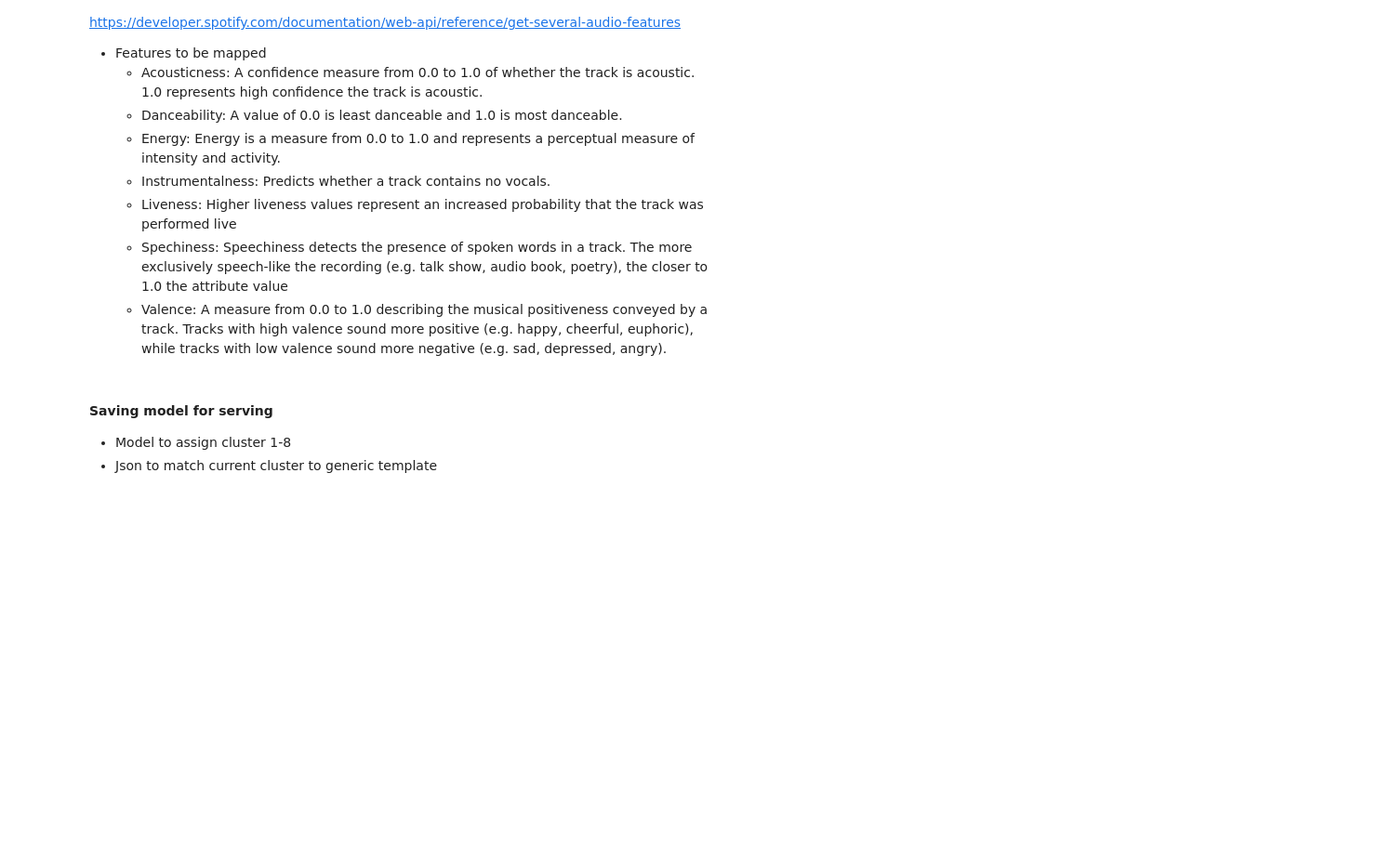
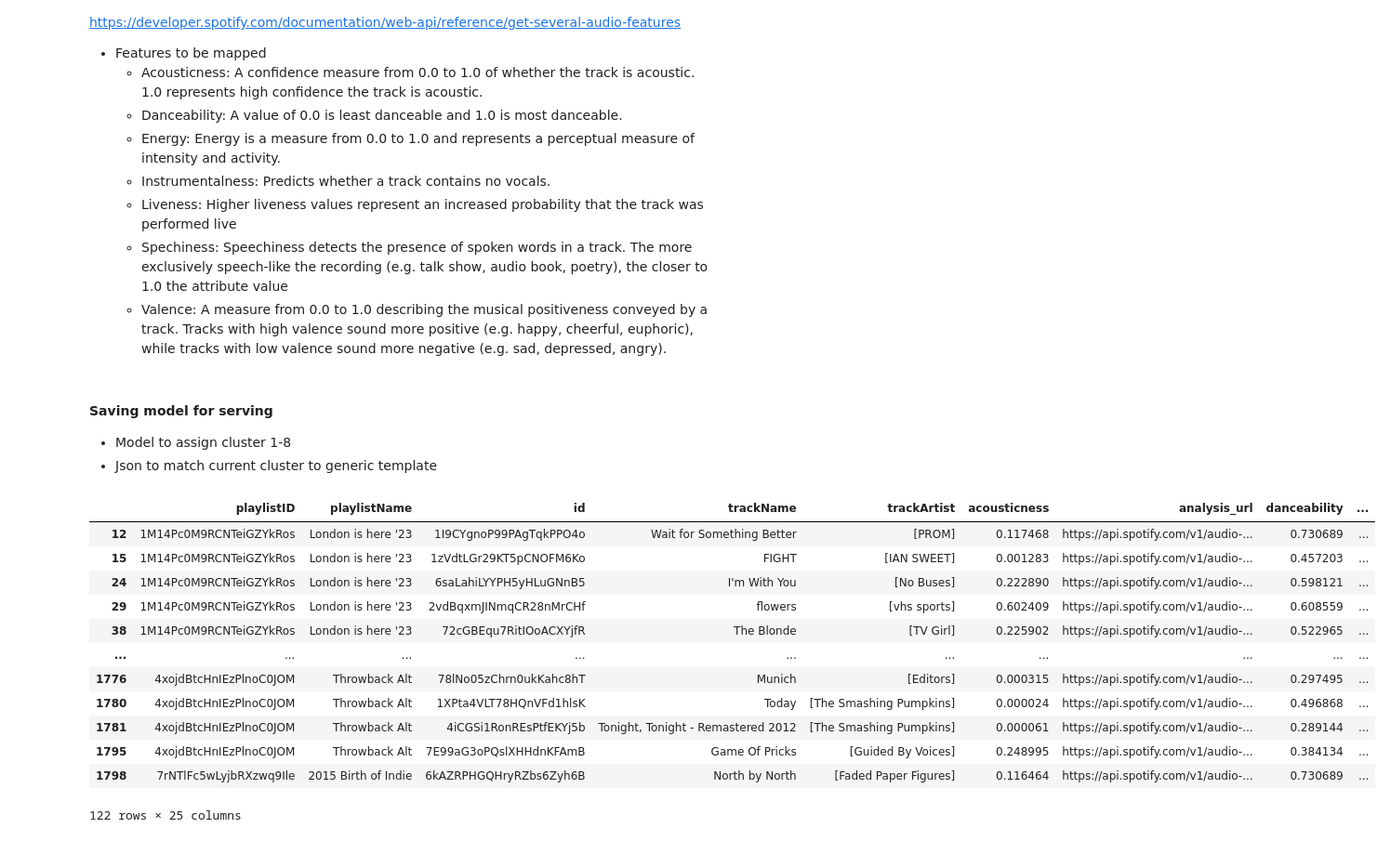
Before and after one commit to alexchaucs/spotify-personalisation, a Jupyter notebook: packages/experimentation/spotify.ipynb, the cells around one changed output. Shown at 93% size. Cells and saved outputs as stored; diff of their text form; code cells hidden in the pictures; blank space fills up the shorter version.

```diff
--- a/packages/experimentation/spotify.ipynb
+++ b/packages/experimentation/spotify.ipynb
@@ -305,6 +305,22 @@ For all Spotify tracks - you can retrieve it’s features. Deeper information ca
 
 * Model to assign cluster 1-8
 * Json to match current cluster to generic template
+# %%
+df_clean.loc[df_clean.kmeans_cluster == 6].head(-20)
+# %% [output]
+|  | playlistID | playlistName | id | trackName | trackArtist | acousticness | analysis_url | danceability | ... |
+| 12 | 1M14Pc0M9RCNTeiGZYkRos | London is here '23 | 1I9CYgnoP99PAgTqkPPO4o | Wait for Something Better | [PROM] | 0.117468 | https://api.spotify.com/v1/audio-... | 0.730689 | ... |
+| 15 | 1M14Pc0M9RCNTeiGZYkRos | London is here '23 | 1zVdtLGr29KT5pCNOFM6Ko | FIGHT | [IAN SWEET] | 0.001283 | https://api.spotify.com/v1/audio-... | 0.457203 | ... |
+| 24 | 1M14Pc0M9RCNTeiGZYkRos | London is here '23 | 6saLahiLYYPH5yHLuGNnB5 | I'm With You | [No Buses] | 0.222890 | https://api.spotify.com/v1/audio-... | 0.598121 | ... |
+| 29 | 1M14Pc0M9RCNTeiGZYkRos | London is here '23 | 2vdBqxmJINmqCR28nMrCHf | flowers | [vhs sports] | 0.602409 | https://api.spotify.com/v1/audio-... | 0.608559 | ... |
+| 38 | 1M14Pc0M9RCNTeiGZYkRos | London is here '23 | 72cGBEqu7RitIOoACXYjfR | The Blonde | [TV Girl] | 0.225902 | https://api.spotify.com/v1/audio-... | 0.522965 | ... |
+| ... | ... | ... | ... | ... | ... | ... | ... | ... | ... |
+| 1776 | 4xojdBtcHnIEzPlnoC0JOM | Throwback Alt | 78lNo05zChrn0ukKahc8hT | Munich | [Editors] | 0.000315 | https://api.spotify.com/v1/audio-... | 0.297495 | ... |
+| 1780 | 4xojdBtcHnIEzPlnoC0JOM | Throwback Alt | 1XPta4VLT78HQnVFd1hlsK | Today | [The Smashing Pumpkins] | 0.000024 | https://api.spotify.com/v1/audio-... | 0.496868 | ... |
+| 1781 | 4xojdBtcHnIEzPlnoC0JOM | Throwback Alt | 4iCGSi1RonREsPtfEKYj5b | Tonight, Tonight - Remastered 2012 | [The Smashing Pumpkins] | 0.000061 | https://api.spotify.com/v1/audio-... | 0.289144 | ... |
+| 1795 | 4xojdBtcHnIEzPlnoC0JOM | Throwback Alt | 7E99aG3oPQslXHHdnKFAmB | Game Of Pricks | [Guided By Voices] | 0.248995 | https://api.spotify.com/v1/audio-... | 0.384134 | ... |
+| 1798 | 7rNTlFc5wLyjbRXzwq9Ile | 2015 Birth of Indie | 6kAZRPHGQHryRZbs6Zyh6B | North by North | [Faded Paper Figures] | 0.116464 | https://api.spotify.com/v1/audio-... | 0.730689 | ... |
+122 rows × 25 columns
 # %%
 from joblib import dump
 
```
Also changed, not shown: parts of 10 cells of this notebook, 2 other files.
